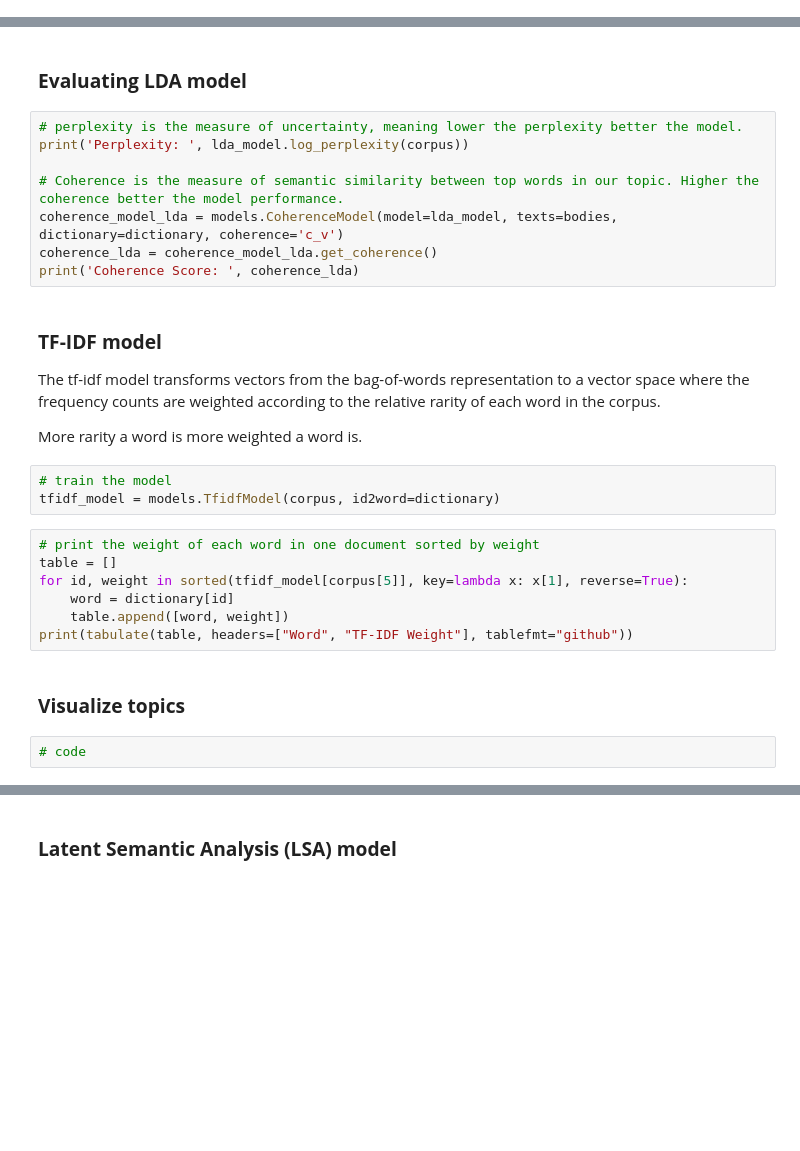
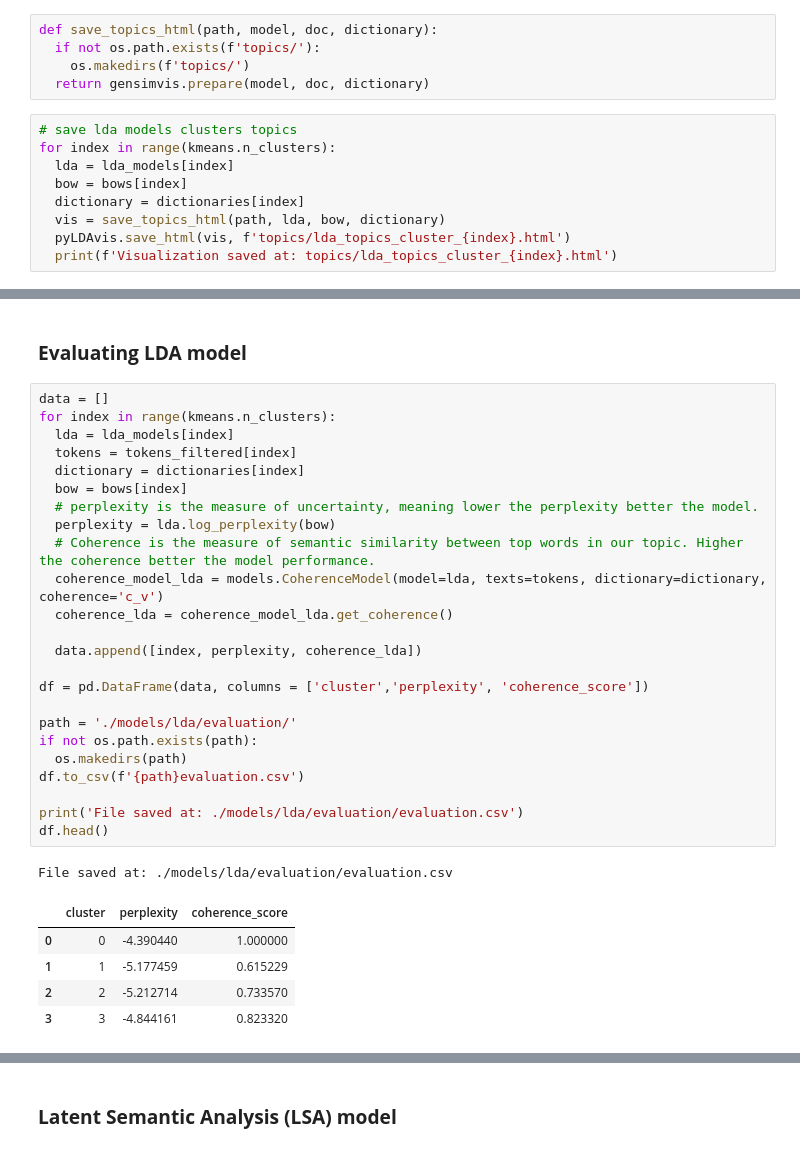
Before and after one commit to mathewsrc/Topic-Modeling-Reclame-Aqui, a Jupyter notebook: Unsupervised_Sentiment_Analysis.ipynb, the cells around one changed output, grey strips where cells are left out. Cells and saved outputs as stored; diff of their text form; blank space fills up the shorter version.

```diff
--- a/Unsupervised_Sentiment_Analysis.ipynb
+++ b/Unsupervised_Sentiment_Analysis.ipynb
@@ -560,0 +538,14 @@ NameError: ignored
+# %%
+def save_topics_html(path, model, doc, dictionary):
+  if not os.path.exists(f'topics/'):
+    os.makedirs(f'topics/')
+  return gensimvis.prepare(model, doc, dictionary)
+# %%
+# save lda models clusters topics
+for index in range(kmeans.n_clusters):
+  lda = lda_models[index]
+  bow = bows[index]
+  dictionary = dictionaries[index]
+  vis = save_topics_html(path, lda, bow, dictionary)
+  pyLDAvis.save_html(vis, f'topics/lda_topics_cluster_{index}.html')
+  print(f'Visualization saved at: topics/lda_topics_cluster_{index}.html')
@@ -561,30 +562,33 @@ NameError: ignored
 # %% [markdown]
 ### **Evaluating LDA model**
 # %%
-# perplexity is the measure of uncertainty, meaning lower the perplexity better the model.
-print('Perplexity: ', lda_model.log_perplexity(corpus))
+data = []
+for index in range(kmeans.n_clusters):
+  lda = lda_models[index]
+  tokens = tokens_filtered[index]
+  dictionary = dictionaries[index]
+  bow = bows[index]
+  # perplexity is the measure of uncertainty, meaning lower the perplexity better the model.
+  perplexity = lda.log_perplexity(bow)
+  # Coherence is the measure of semantic similarity between top words in our topic. Higher the coherence better the model performance.
+  coherence_model_lda = models.CoherenceModel(model=lda, texts=tokens, dictionary=dictionary, coherence='c_v')
+  coherence_lda = coherence_model_lda.get_coherence()
 
-# Coherence is the measure of semantic similarity between top words in our topic. Higher the coherence better the model performance.
-coherence_model_lda = models.CoherenceModel(model=lda_model, texts=bodies, dictionary=dictionary, coherence='c_v')
-coherence_lda = coherence_model_lda.get_coherence()
-print('Coherence Score: ', coherence_lda)
+  data.append([index, perplexity, coherence_lda])
+
+df = pd.DataFrame(data, columns = ['cluster','perplexity', 'coherence_score'])
+
+path = './models/lda/evaluation/'
+if not os.path.exists(path):
+  os.makedirs(path)
+df.to_csv(f'{path}evaluation.csv')
+
+print('File saved at: ./models/lda/evaluation/evaluation.csv')
+df.head()
+# %% [output]
+File saved at: ./models/lda/evaluation/evaluation.csv
+|  | cluster | perplexity | coherence_score |
+| 0 | 0 | -4.390440 | 1.000000 |
+| 1 | 1 | -5.177459 | 0.615229 |
+| 2 | 2 | -5.212714 | 0.733570 |
+| 3 | 3 | -4.844161 | 0.823320 |
-# %% [markdown]
-### **TF-IDF model**
-
-The tf-idf model transforms vectors from the bag-of-words representation to a vector space where the frequency counts are weighted according to the relative rarity of each word in the corpus.
-
-More rarity a word is more weighted a word is.
-# %%
-# train the model
-tfidf_model = models.TfidfModel(corpus, id2word=dictionary)
-# %%
-# print the weight of each word in one document sorted by weight
-table = []
-for id, weight in sorted(tfidf_model[corpus[5]], key=lambda x: x[1], reverse=True):
-    word = dictionary[id]
-    table.append([word, weight])
-print(tabulate(table, headers=["Word", "TF-IDF Weight"], tablefmt="github"))
-# %% [markdown]
-### **Visualize topics**
-# %%
-# code
```
Also changed, not shown: parts of 31 cells of this notebook.
